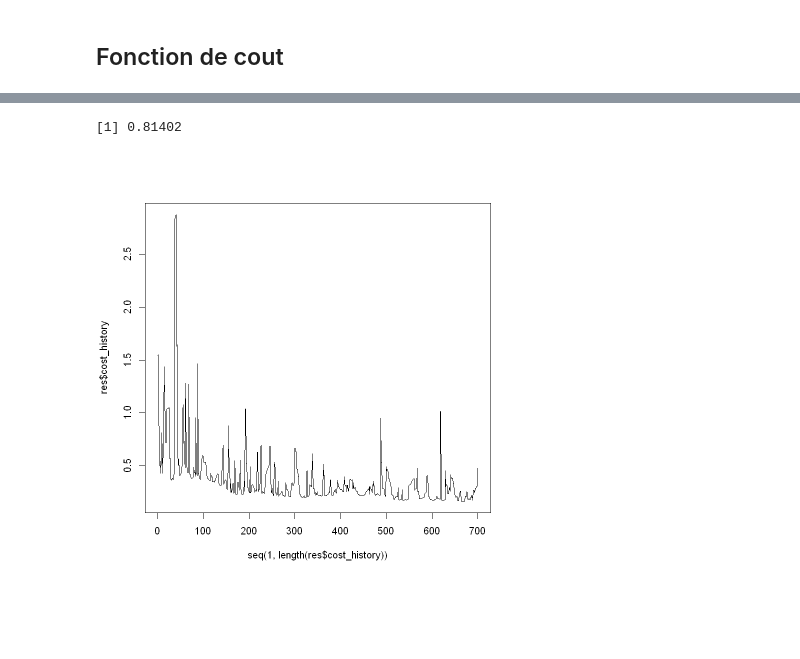
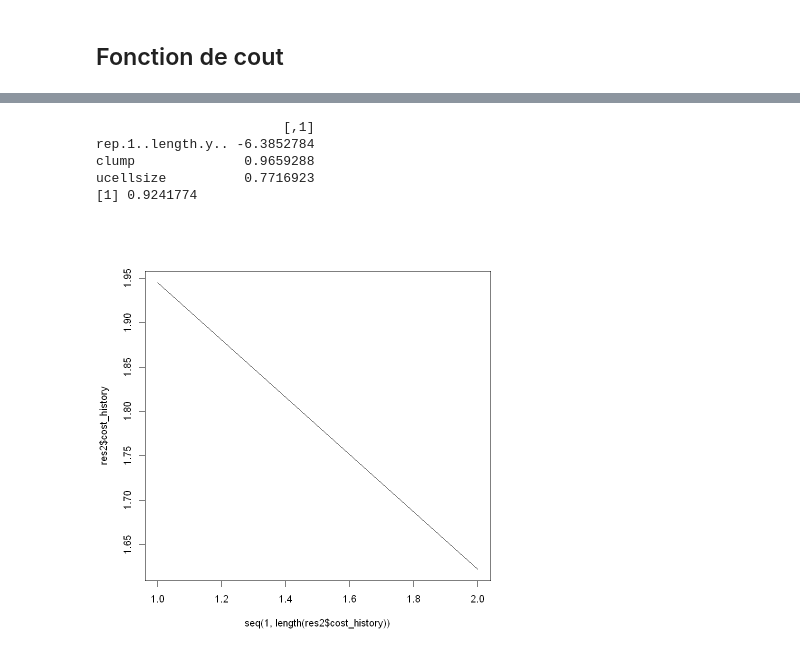
Before and after one commit to RomainDudoit/M2_RPackage, a Jupyter notebook: Notebook.ipynb, the cells around one changed output, grey strips where cells are left out. Cells and saved outputs as stored; diff of their text form; code cells hidden in the pictures; blank space fills up the shorter version.

```diff
--- a/Notebook.ipynb
+++ b/Notebook.ipynb
@@ -198,11 +212,16 @@ res1 <- fit_bis(classe ~ clump + ucellsize, data, mode = "stochastic", batch_siz
 # %%
-res2 <- fit_bis(classe ~ clump + ucellsize, data, mode = "batch", batch_size = 32, learning_rate = 0.1, n_iter = 100)
+res2 <- fit_bis(classe ~ clump + ucellsize, data, mode = "batch", batch_size = 32, learning_rate = 0.1, n_iter = 1)
+y_pred <- predict(res2$x, res$theta)
+plot(seq(1, length(res2$cost_history)), res2$cost_history, type = "l")
+
+print(res$theta)
+
+accuracy <- mean(y_pred == res$y)
+print(accuracy)
+# %% [output]
+                        [,1]
+rep.1..length.y.. -6.3852784
+clump              0.9659288
+ucellsize          0.7716923
+[1] 0.9241774
+[figure, added]
-# %%
-y_pred <- predict(res$x, res$theta)
-plot(seq(1, length(res$cost_history)), res$cost_history, type = "l")
-
-accuracy <- mean(y_pred == res$y)
-print(accuracy)
-# %% [output]
-[1] 0.81402
-[figure, removed]
```
Also changed, not shown: parts of 3 cells of this notebook.
